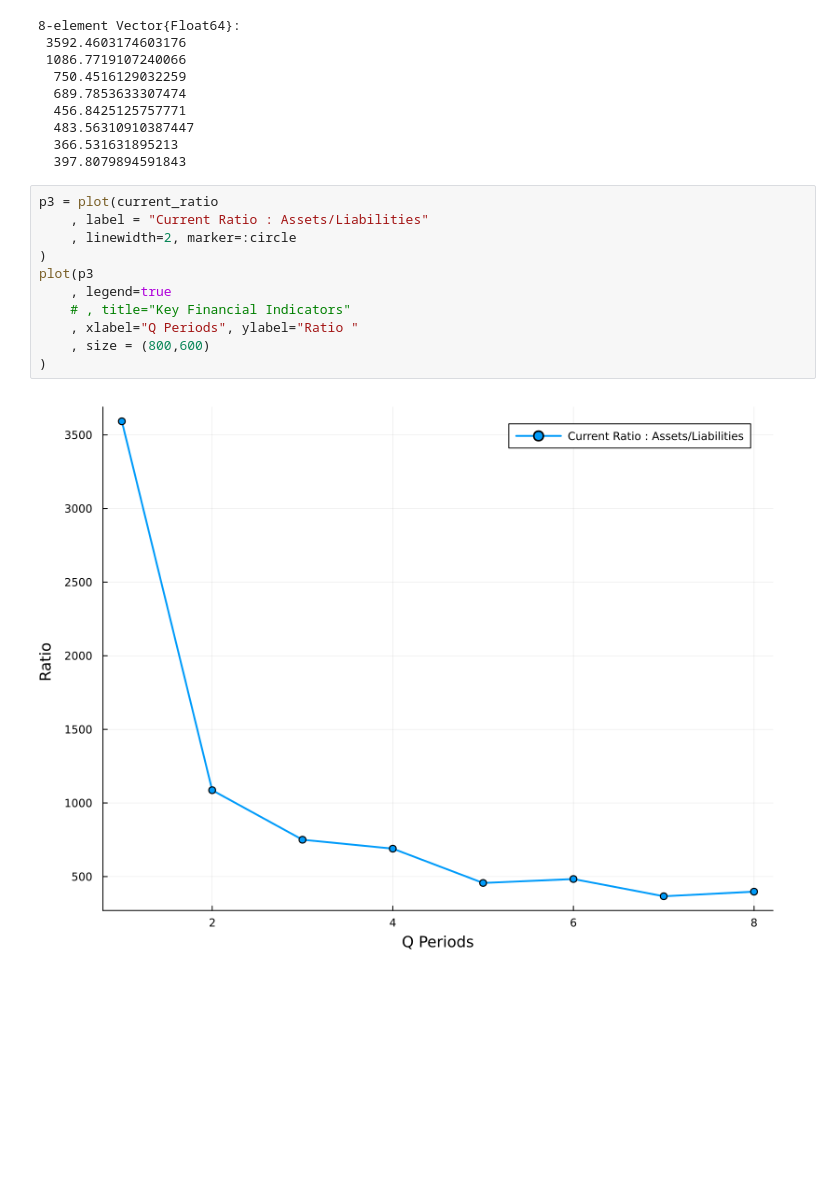
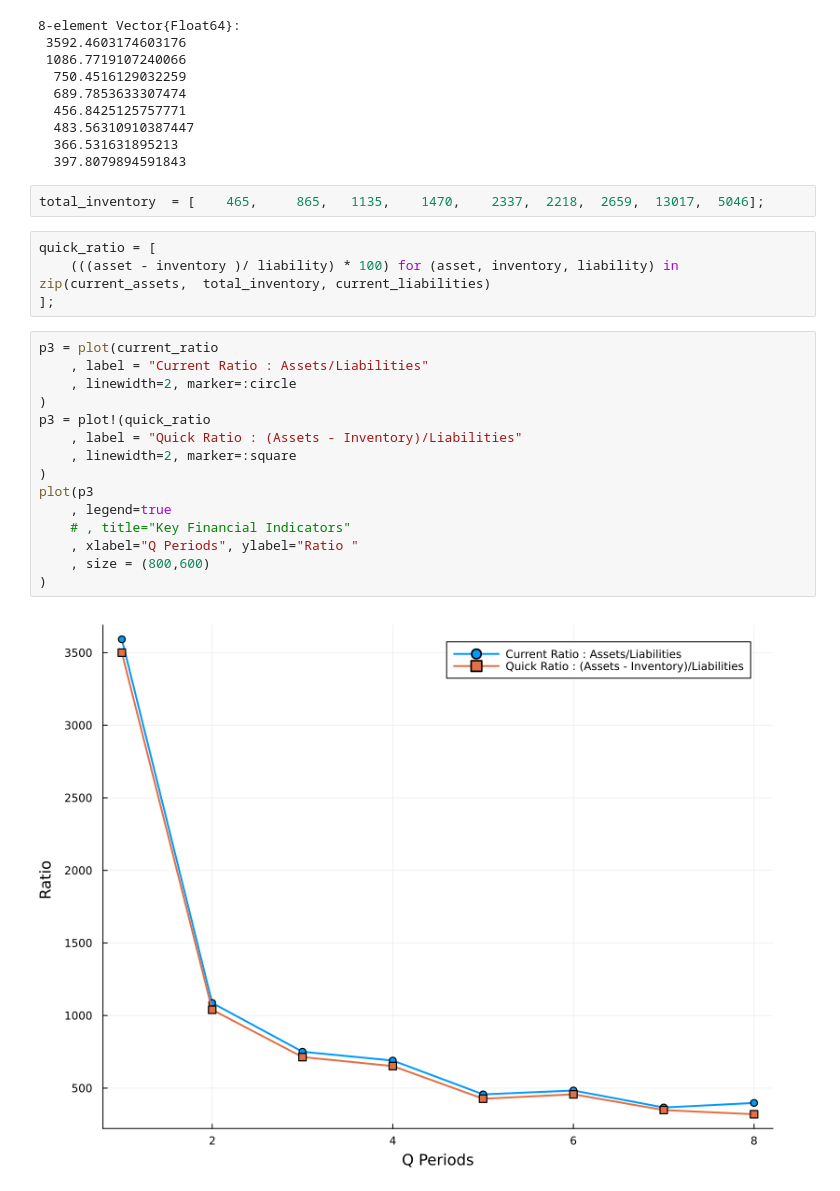
Before and after one commit to setrar/Business, a Jupyter notebook: FinancialStatements/financial_presentation.ipynb, the cells around one changed output. Drawn from its saved outputs; the diff is of its cells as text; blank space fills up the shorter version.

```diff
--- a/FinancialStatements/financial_presentation.ipynb
+++ b/FinancialStatements/financial_presentation.ipynb
@@ -109,16 +109,26 @@ current_ratio
   483.56310910387447
   366.531631895213
   397.8079894591843
+# %%
+total_inventory  = [    465,     865,   1135,    1470,    2337,  2218,  2659,  13017,  5046];
+# %%
+quick_ratio = [
+    (((asset - inventory )/ liability) * 100) for (asset, inventory, liability) in zip(current_assets,  total_inventory, current_liabilities)
+];
 # %%
 p3 = plot(current_ratio
     , label = "Current Ratio : Assets/Liabilities"
     , linewidth=2, marker=:circle
+)
+p3 = plot!(quick_ratio
+    , label = "Quick Ratio : (Assets - Inventory)/Liabilities"
+    , linewidth=2, marker=:square
 )
 plot(p3
     , legend=true
     # , title="Key Financial Indicators"
     , xlabel="Q Periods", ylabel="Ratio "
     , size = (800,600)
 )
 # %% [output]
-[figure, old version]
+[figure, new version]
```
